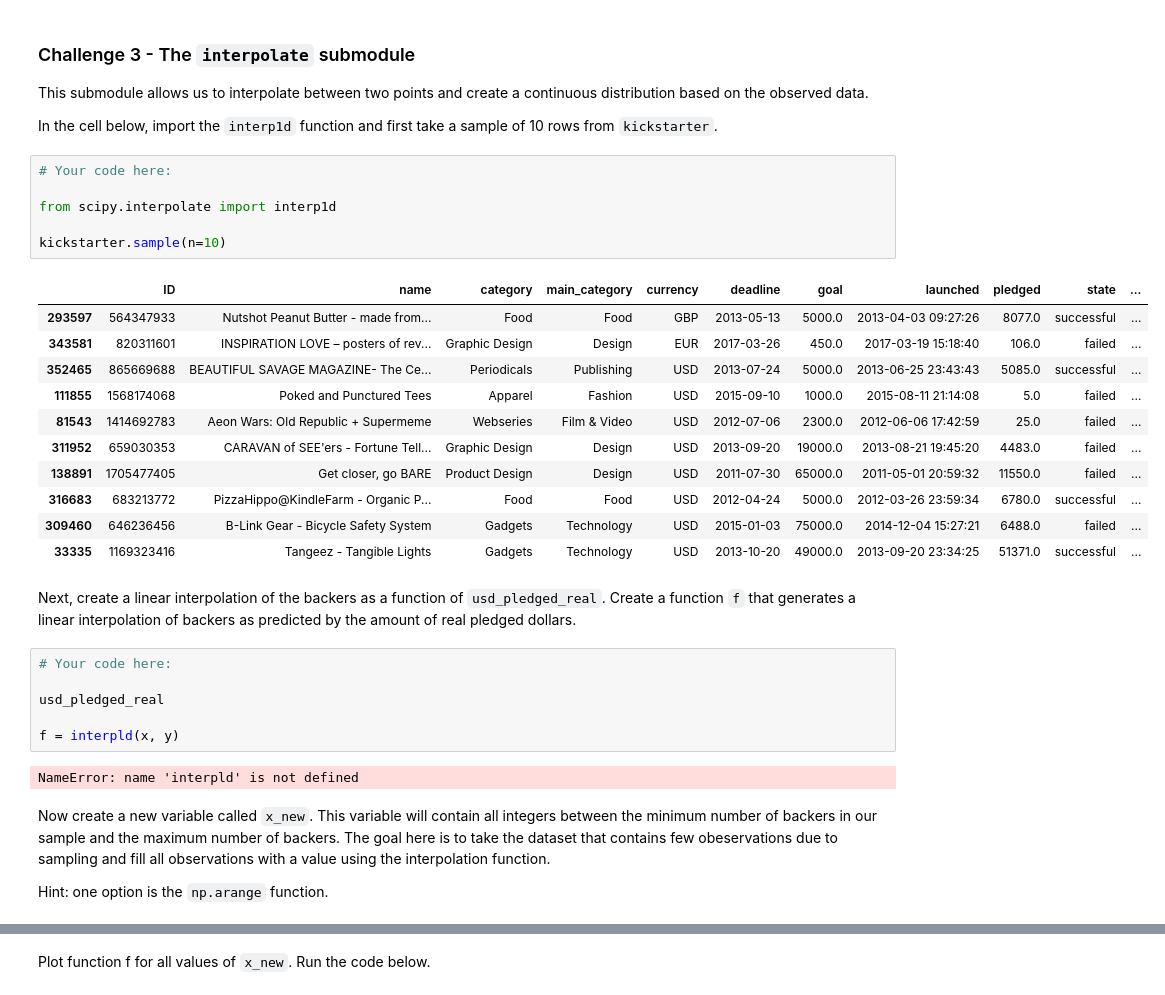
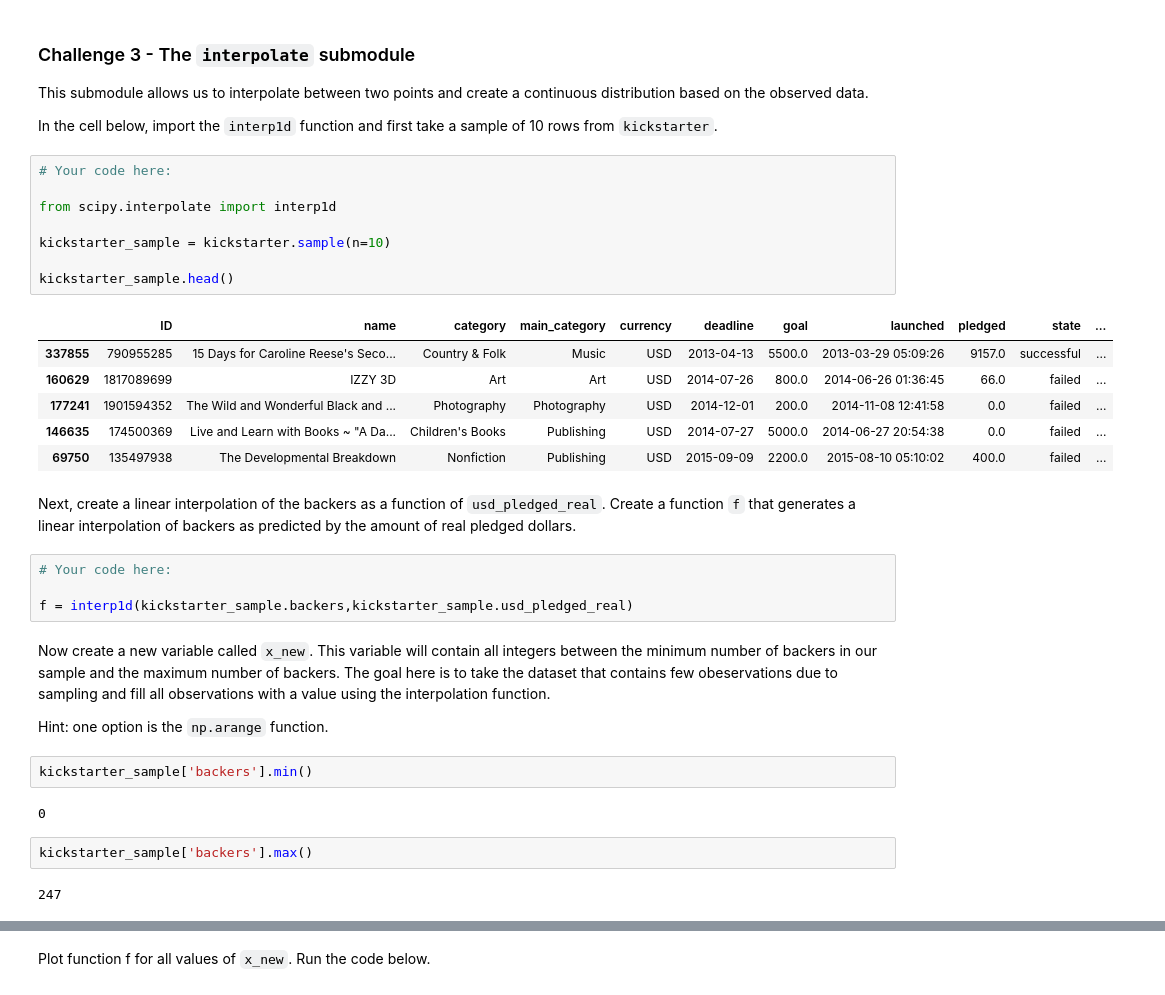
Before and after one commit to marinapm90/data-labs, a Jupyter notebook: module-2/lab-intro-to-scipy/your-code/main.ipynb, the cells around one changed output, grey strips where cells are left out. Cells and saved outputs as stored; diff of their text form.

```diff
--- a/module-2/lab-intro-to-scipy/your-code/main.ipynb
+++ b/module-2/lab-intro-to-scipy/your-code/main.ipynb
@@ -144,34 +144,35 @@ In the cell below, import the `interp1d` function and first take a sample of 10
 # %%
 # Your code here:
 
 from scipy.interpolate import interp1d
 
-kickstarter.sample(n=10)
+kickstarter_sample = kickstarter.sample(n=10)
+
+kickstarter_sample.head()
 # %% [output]
 |  | ID | name | category | main_category | currency | deadline | goal | launched | pledged | state | ... |
-| 293597 | 564347933 | Nutshot Peanut Butter - made from... | Food | Food | GBP | 2013-05-13 | 5000.0 | 2013-04-03 09:27:26 | 8077.0 | successful | ... |
-| 343581 | 820311601 | INSPIRATION LOVE – posters of rev... | Graphic Design | Design | EUR | 2017-03-26 | 450.0 | 2017-03-19 15:18:40 | 106.0 | failed | ... |
-| 352465 | 865669688 | BEAUTIFUL SAVAGE MAGAZINE- The Ce... | Periodicals | Publishing | USD | 2013-07-24 | 5000.0 | 2013-06-25 23:43:43 | 5085.0 | successful | ... |
-| 111855 | 1568174068 | Poked and Punctured Tees | Apparel | Fashion | USD | 2015-09-10 | 1000.0 | 2015-08-11 21:14:08 | 5.0 | failed | ... |
-| 81543 | 1414692783 | Aeon Wars: Old Republic + Supermeme | Webseries | Film & Video | USD | 2012-07-06 | 2300.0 | 2012-06-06 17:42:59 | 25.0 | failed | ... |
-| 311952 | 659030353 | CARAVAN of SEE'ers - Fortune Tell... | Graphic Design | Design | USD | 2013-09-20 | 19000.0 | 2013-08-21 19:45:20 | 4483.0 | failed | ... |
-| 138891 | 1705477405 | Get closer, go BARE | Product Design | Design | USD | 2011-07-30 | 65000.0 | 2011-05-01 20:59:32 | 11550.0 | failed | ... |
-| 316683 | 683213772 | PizzaHippo@KindleFarm - Organic P... | Food | Food | USD | 2012-04-24 | 5000.0 | 2012-03-26 23:59:34 | 6780.0 | successful | ... |
-| 309460 | 646236456 | B-Link Gear - Bicycle Safety System | Gadgets | Technology | USD | 2015-01-03 | 75000.0 | 2014-12-04 15:27:21 | 6488.0 | failed | ... |
-| 33335 | 1169323416 | Tangeez - Tangible Lights | Gadgets | Technology | USD | 2013-10-20 | 49000.0 | 2013-09-20 23:34:25 | 51371.0 | successful | ... |
+| 337855 | 790955285 | 15 Days for Caroline Reese's Seco... | Country & Folk | Music | USD | 2013-04-13 | 5500.0 | 2013-03-29 05:09:26 | 9157.0 | successful | ... |
+| 160629 | 1817089699 | IZZY 3D | Art | Art | USD | 2014-07-26 | 800.0 | 2014-06-26 01:36:45 | 66.0 | failed | ... |
+| 177241 | 1901594352 | The Wild and Wonderful Black and ... | Photography | Photography | USD | 2014-12-01 | 200.0 | 2014-11-08 12:41:58 | 0.0 | failed | ... |
+| 146635 | 174500369 | Live and Learn with Books ~ "A Da... | Children's Books | Publishing | USD | 2014-07-27 | 5000.0 | 2014-06-27 20:54:38 | 0.0 | failed | ... |
+| 69750 | 135497938 | The Developmental Breakdown | Nonfiction | Publishing | USD | 2015-09-09 | 2200.0 | 2015-08-10 05:10:02 | 400.0 | failed | ... |
 # %% [markdown]
 Next, create a linear interpolation of the backers as a function of `usd_pledged_real`. Create a function `f` that generates a linear interpolation of backers as predicted by the amount of real pledged dollars.
 # %%
 # Your code here:
 
-usd_pledged_real
-
-f = interpld(x, y)
+f = interp1d(kickstarter_sample.backers,kickstarter_sample.usd_pledged_real)
-# %% [output]
-NameError: name 'interpld' is not defined
 # %% [markdown]
 Now create a new variable called `x_new`. This variable will contain all integers between the minimum number of backers in our sample and the maximum number of backers. The goal here is to take the dataset that contains few obeservations due to sampling and fill all observations with a value using the interpolation function.
 
 Hint: one option is the `np.arange` function.
+# %%
+kickstarter_sample['backers'].min()
+# %% [output]
+0
+# %%
+kickstarter_sample['backers'].max()
+# %% [output]
+247
 # %%
 # Your code here:
```
Also changed, not shown: parts of 5 cells of this notebook.
